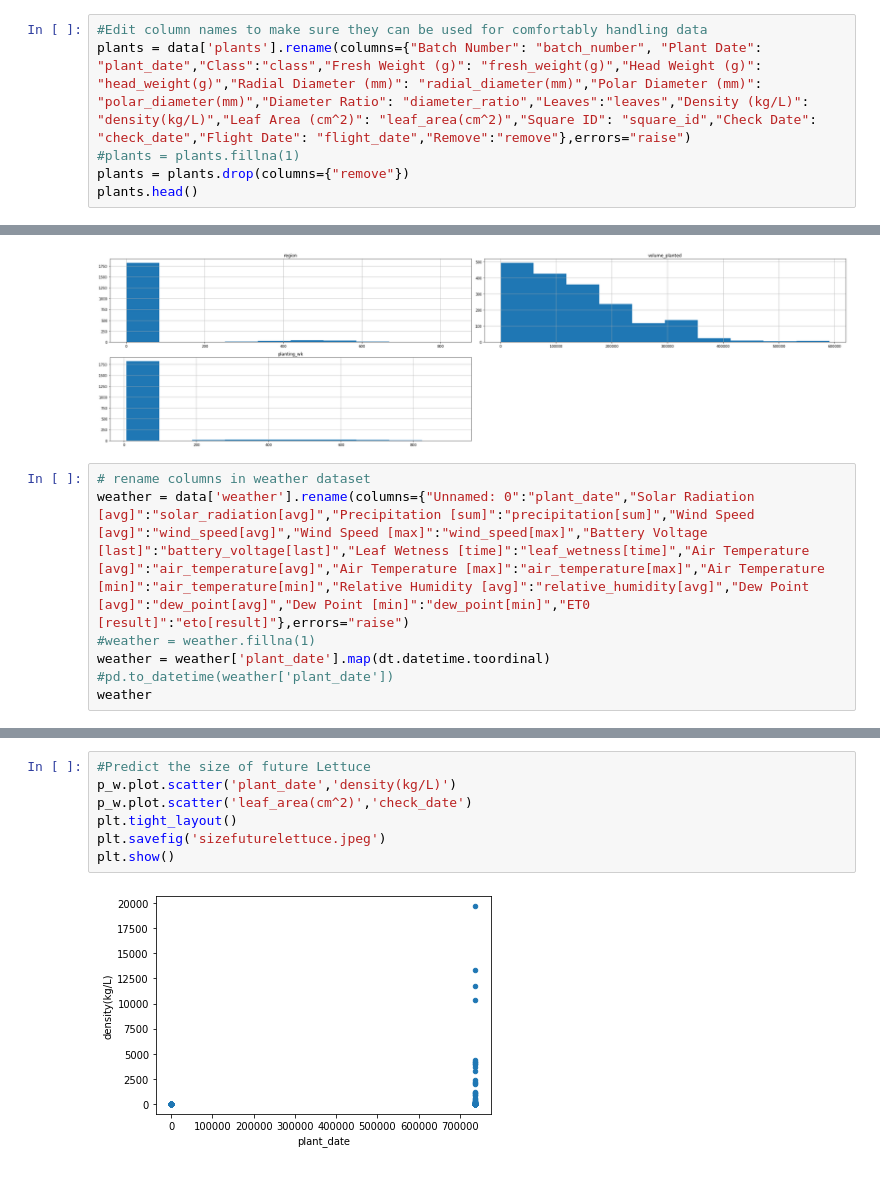
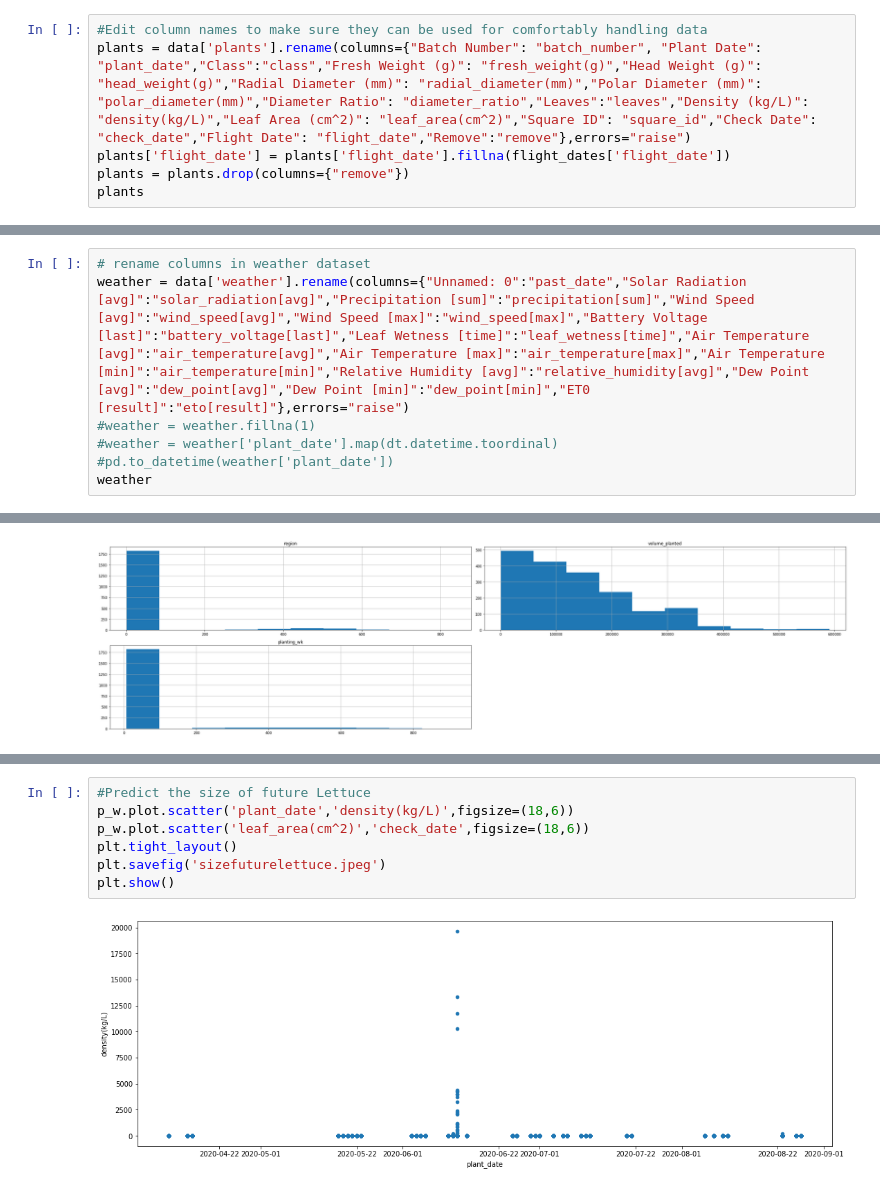
Before and after one commit to cyberanalyst268/Data-Science-and-Decision-Making, a Jupyter notebook: Agrotech-project.ipynb, the cells around one changed output, grey strips where cells are left out. Saved outputs shown, nothing was run; the diff lists cells and outputs as text.

```diff
--- a/Agrotech-project.ipynb
+++ b/Agrotech-project.ipynb
@@ -33,9 +44,9 @@ dict_keys(['plants', 'flight dates', 'planting', 'weather'])
 # %%
 #Edit column names to make sure they can be used for comfortably handling data
 plants = data['plants'].rename(columns={"Batch Number": "batch_number", "Plant Date": "plant_date","Class":"class","Fresh Weight (g)": "fresh_weight(g)","Head Weight (g)": "head_weight(g)","Radial Diameter (mm)": "radial_diameter(mm)","Polar Diameter (mm)": "polar_diameter(mm)","Diameter Ratio": "diameter_ratio","Leaves":"leaves","Density (kg/L)": "density(kg/L)","Leaf Area (cm^2)": "leaf_area(cm^2)","Square ID": "square_id","Check Date": "check_date","Flight Date": "flight_date","Remove":"remove"},errors="raise")
-#plants = plants.fillna(1)
+plants['flight_date'] = plants['flight_date'].fillna(flight_dates['flight_date'])
 plants = plants.drop(columns={"remove"})
-plants.head()
+plants
 # %% [output]
 |  | batch_number | plant_date | class | fresh_weight(g) | head_weight(g) | radial_diameter(mm) | ... |
 | 0 | 402 | 2020-04-11 | 3 | 15.0 | NaN | NaN | ... |
@@ -45,0 +97,7 @@ plants.head()
+# %%
+# rename columns in weather dataset
+weather = data['weather'].rename(columns={"Unnamed: 0":"past_date","Solar Radiation [avg]":"solar_radiation[avg]","Precipitation [sum]":"precipitation[sum]","Wind Speed [avg]":"wind_speed[avg]","Wind Speed [max]":"wind_speed[max]","Battery Voltage [last]":"battery_voltage[last]","Leaf Wetness [time]":"leaf_wetness[time]","Air Temperature [avg]":"air_temperature[avg]","Air Temperature [max]":"air_temperature[max]","Air Temperature [min]":"air_temperature[min]","Relative Humidity [avg]":"relative_humidity[avg]","Dew Point [avg]":"dew_point[avg]","Dew Point [min]":"dew_point[min]","ET0 [result]":"eto[result]"},errors="raise")
+#weather = weather.fillna(1)
+#weather = weather['plant_date'].map(dt.datetime.toordinal)
+#pd.to_datetime(weather['plant_date'])
+weather
@@ -98,10 +147,3 @@ plt.savefig('plantingdata.jpeg')
 plt.show()
 # %% [output]
 [figure]
-# %%
-# rename columns in weather dataset
-weather = data['weather'].rename(columns={"Unnamed: 0":"plant_date","Solar Radiation [avg]":"solar_radiation[avg]","Precipitation [sum]":"precipitation[sum]","Wind Speed [avg]":"wind_speed[avg]","Wind Speed [max]":"wind_speed[max]","Battery Voltage [last]":"battery_voltage[last]","Leaf Wetness [time]":"leaf_wetness[time]","Air Temperature [avg]":"air_temperature[avg]","Air Temperature [max]":"air_temperature[max]","Air Temperature [min]":"air_temperature[min]","Relative Humidity [avg]":"relative_humidity[avg]","Dew Point [avg]":"dew_point[avg]","Dew Point [min]":"dew_point[min]","ET0 [result]":"eto[result]"},errors="raise")
-#weather = weather.fillna(1)
-weather = weather['plant_date'].map(dt.datetime.toordinal)
-#pd.to_datetime(weather['plant_date'])
-weather
@@ -187,9 +234,9 @@ p_w
 # %%
 #Predict the size of future Lettuce
-p_w.plot.scatter('plant_date','density(kg/L)')
-p_w.plot.scatter('leaf_area(cm^2)','check_date')
+p_w.plot.scatter('plant_date','density(kg/L)',figsize=(18,6))
+p_w.plot.scatter('leaf_area(cm^2)','check_date',figsize=(18,6))
 plt.tight_layout()
 plt.savefig('sizefuturelettuce.jpeg')
 plt.show()
 # %% [output]
-[figure, old version]
+[figure, new version]
```
Also changed, not shown: parts of 24 cells of this notebook.
